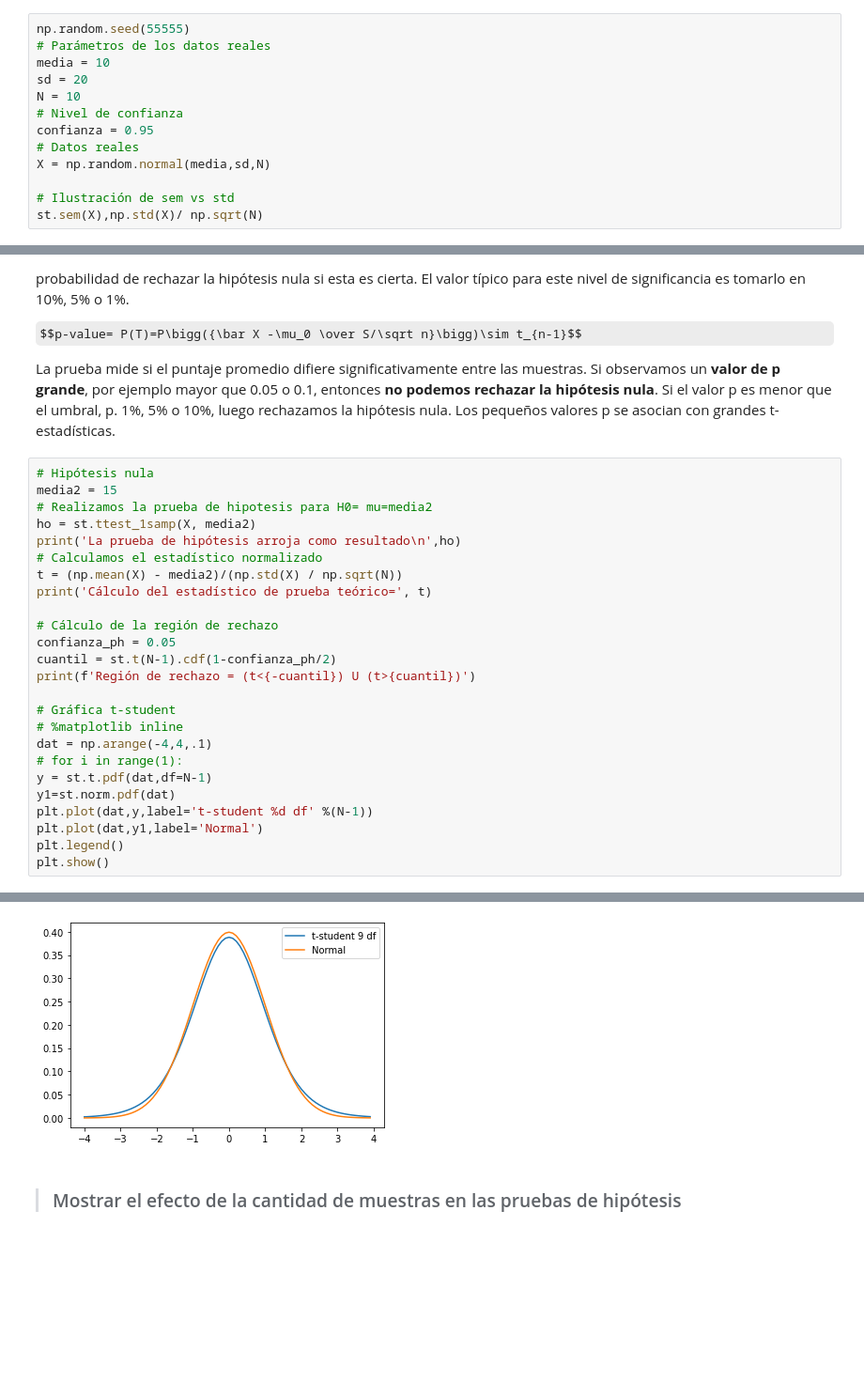
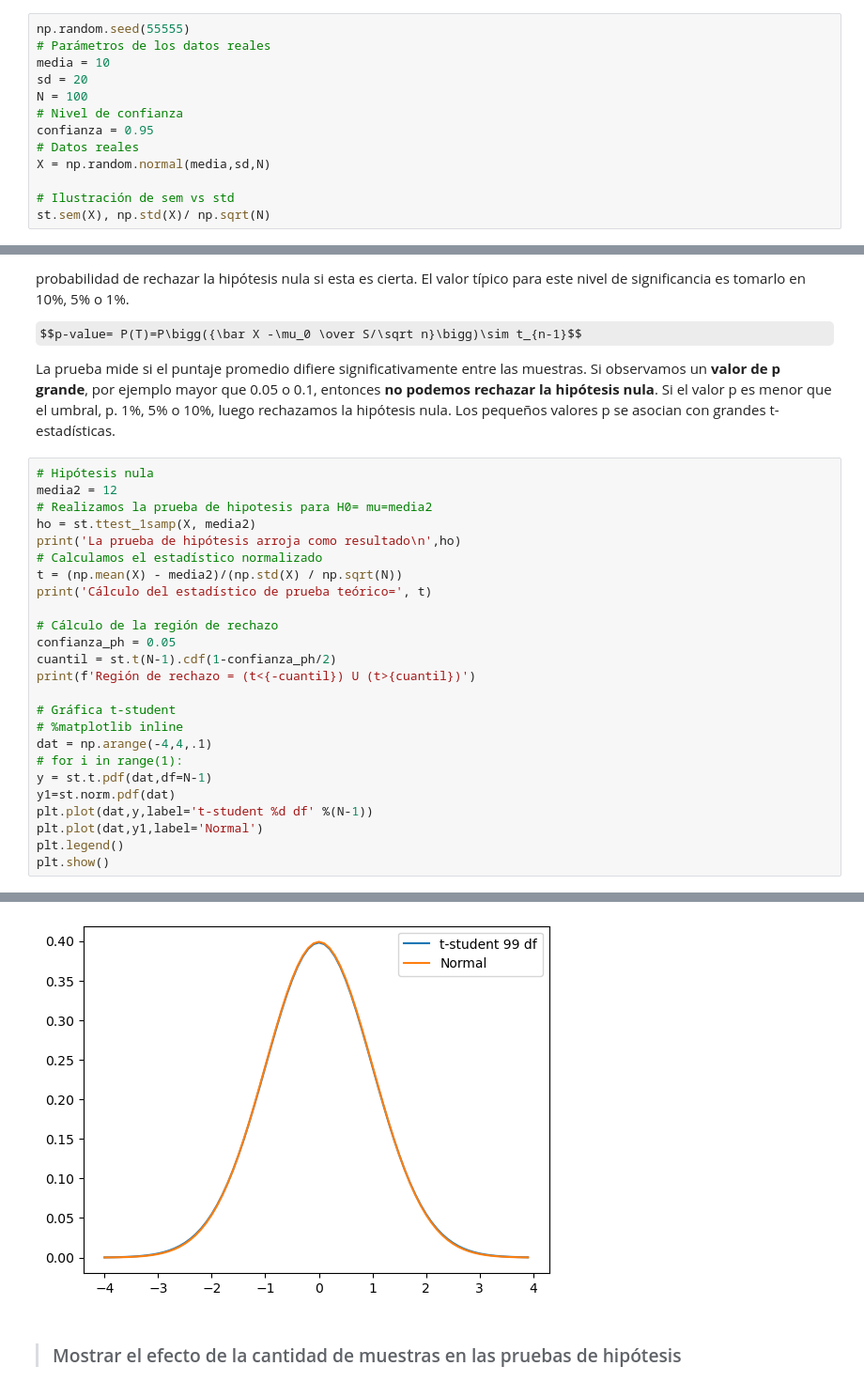
Before and after one commit to adrianhb01/SPF-2023-I, a Jupyter notebook: TEMA-2/Clase16_PruebasDeBondadYAjuste.ipynb, the cells around one changed output, grey strips where cells are left out. Shown: that part at 94% size. Cells and saved outputs as stored; diff of their text form; some formulas as TeX source; blank space fills up the shorter version.

```diff
--- a/TEMA-2/Clase16_PruebasDeBondadYAjuste.ipynb
+++ b/TEMA-2/Clase16_PruebasDeBondadYAjuste.ipynb
@@ -64,12 +64,12 @@ np.random.seed(55555)
 # Parámetros de los datos reales
 media = 10
 sd = 20
-N = 10
+N = 100
 # Nivel de confianza
 confianza = 0.95
 # Datos reales
 X = np.random.normal(media,sd,N)
 
 # Ilustración de sem vs std
-st.sem(X),np.std(X)/ np.sqrt(N)
+st.sem(X), np.std(X)/ np.sqrt(N)
 # %% [output]
@@ -113,7 +114,7 @@ $$p-value= P(T)=P\bigg({\bar X -\mu_0 \over S/\sqrt n}\bigg)\sim t_{n-1}$$
 La prueba mide si el puntaje promedio difiere significativamente entre las muestras. Si observamos un **valor de p grande**, por ejemplo mayor que 0.05 o 0.1, entonces **no podemos rechazar la hipótesis nula**. Si el valor p es menor que el umbral, p. 1%, 5% o 10%, luego rechazamos la hipótesis nula. Los pequeños valores p se asocian con grandes t-estadísticas.
 # %%
 # Hipótesis nula
-media2 = 15
+media2 = 12
 # Realizamos la prueba de hipotesis para H0= mu=media2
 ho = st.ttest_1samp(X, media2)
 print('La prueba de hipótesis arroja como resultado\n',ho)
@@ -144,4 +145,4 @@ Región de rechazo = (t<-0.8224818181352493) U (t>0.8224818181352493)
-[figure, old version]
+[figure, new version]
 # %% [markdown]
 > ### Mostrar el efecto de la cantidad de muestras en las pruebas de hipótesis
 # %% [markdown]
```
Also changed, not shown: parts of 7 cells of this notebook, 1 other file.
